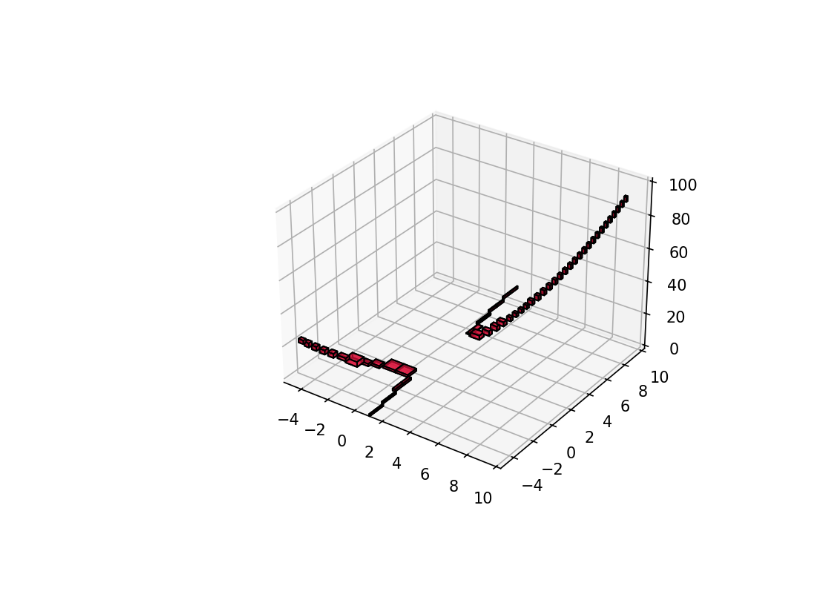
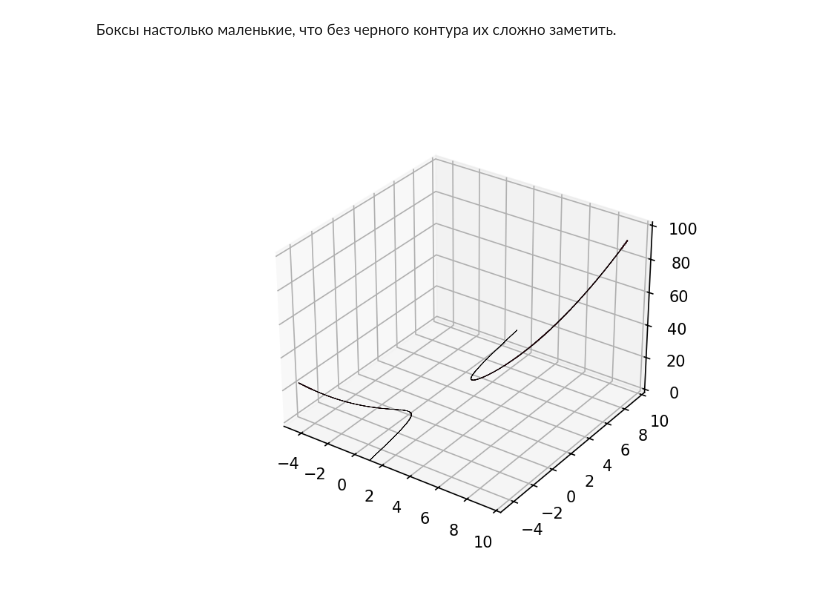
Before and after one commit to LicAiBeerLab/auto-robotics-design, a Jupyter notebook: testing_ground/singular_hell/misc_boxing.ipynb, the cells around one changed output. Drawn from its saved outputs; the diff is of its cells as text; code cells hidden in the pictures; blank space fills up the shorter version.

```diff
--- a/testing_ground/singular_hell/misc_boxing.ipynb
+++ b/testing_ground/singular_hell/misc_boxing.ipynb
@@ -30,8 +271,9 @@ P = [B]
 # threshold_s = np.array([0.05, 0.05, 1, 1, 1])
 # threshold_s = [0.1, 0.1, 1, 1, 1]
 
-# sols = box_serial(P, A_eq, b_eq, sqr_pairs, cross_triplets, [0.1,0.1,4.,4.])
-sols = box_parallel(P, A_eq, b_eq, sqr_pairs, cross_triplets, [0.05,0.05,4.,4.])
+# sols = box_serial(P, A_eq, b_eq, sqr_pairs, cross_triplets, [0.04,0.04,4.,4.])
+sols = box_parallel(P, A_eq, b_eq, sqr_pairs, cross_triplets, [.04,.04,4.,4.])
+# sols = approximate_boxes(B, A_eq, b_eq, sqr_pairs, cross_triplets, [0.04,0.04,4.,4.])
 
 # for s in sols:
 #     print(s)
@@ -179,32 +297,0 @@ lenP 1
-# %%
-delta = 0.025
-xrange = arange(-5.0, 20.0, delta)
-yrange = arange(-5.0, 20.0, delta)
-X, Y = meshgrid(xrange,yrange)
-
-xl = np.array([-5,10])
-yl = np.array([-5,10])
-
-
-F = Y
-G = X*Y - X**2
-
-fig = plt.figure(dpi=150)
-# plt.contour(X, Y, (F - G), [0])
-ax = plt.gca()
-
-for b in sols:
-    # print(b)
-    xlb, xub = b[0,0], b[0,1]
-    ylb, yub = b[1,0], b[1,1]
-    ax.add_patch(Rectangle((xlb,ylb),xub-xlb,yub-ylb,linewidth=1/2,edgecolor='r',facecolor='none'))
-
-plt.xlim(xl)
-plt.ylim(yl)
-# # plt.xlim([-.2,.2])
-# # plt.ylim([-.2,.2])
-
-ax.set_aspect(1)
-plt.tight_layout()
-
-plt.show()
@@ -213,7 +298,6 @@ plt.show()
+# %% [markdown]
+Боксы настолько маленькие, что без черного контура их сложно заметить.
 # %%
-# positions = [(-3,5,-2),(1,7,1)]
-# sizes = [(4,5,3), (3,3,7)]
-
 inp = sols
 # inp = [np.array([(0,2),(1,3),(-1,2)])]
 
@@ -229,32 +313,32 @@ for i,b in enumerate(inp):
     zlb, zub = b[z_ind,0], b[z_ind,1]
     # print(b[z_ind,:])
     positions[i,:] = xlb, ylb, zlb
     sizes[i,:] = xub-xlb, yub-ylb, zub-zlb
 
 colors = ["crimson"]*len(inp) #,"limegreen" "crimson"
 # colors = [[1.,0.,0.,1.0],[0.,1.,0.,1.]]
 
 
-pc = prepare_boxes_plot(positions,sizes,colors=colors, edgecolor='k', alpha=0.7)
+pc = prepare_boxes_plot(positions,sizes,colors=colors, edgecolor='k',linewidths=0.2, alpha=0.7)
 
 plt.figure(dpi=150)
 plt.subplot(111,projection='3d')
 ax = plt.gca()
 ax.add_collection3d(pc)
 
 ax.set_xlim([-5,10])
 ax.set_ylim([-5,10])
 # ax.set_zlim([-50,100])
 ax.set_zlim([0,100])
 
 # ax.set_aspect('equal')
 
 ax.view_init(elev=30., azim=-55)
 
 # for ii in xrange(0,360,1):
 #     ax.view_init(elev=10., azim=ii)
 #     savefig("movie%d.png" % ii)
 
 plt.show()
 # %% [output]
-[figure, old version]
+[figure, new version]
```
Also changed, not shown: parts of 21 cells of this notebook, 2 other files.
